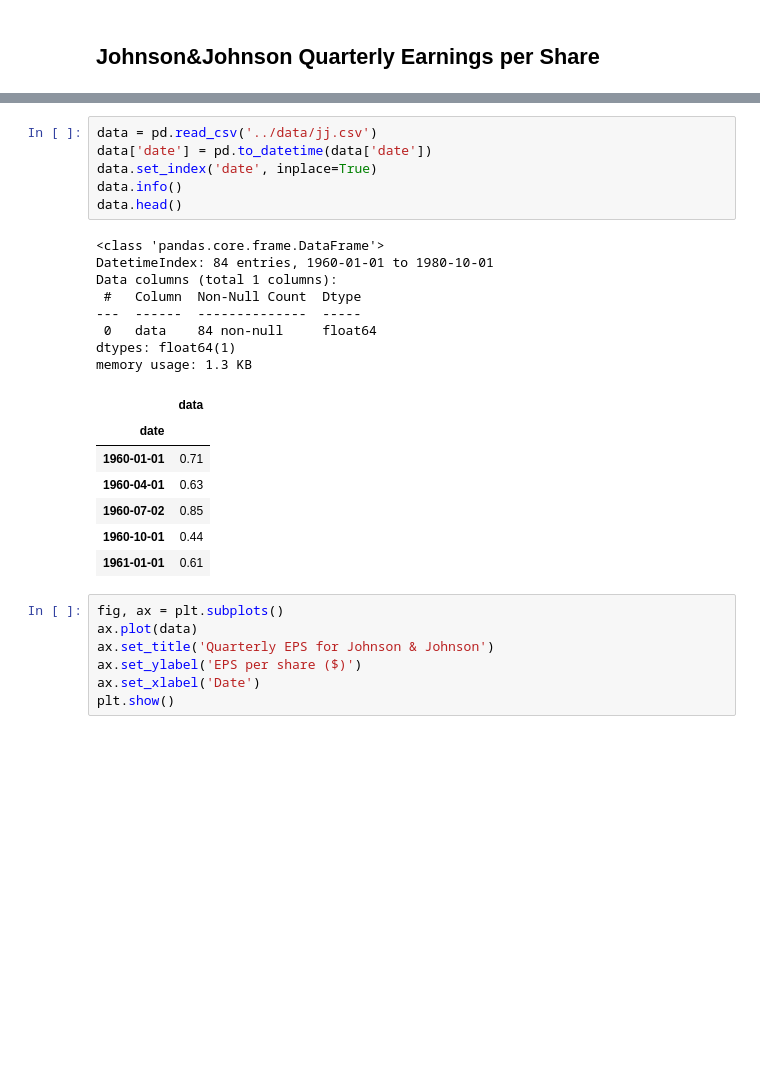
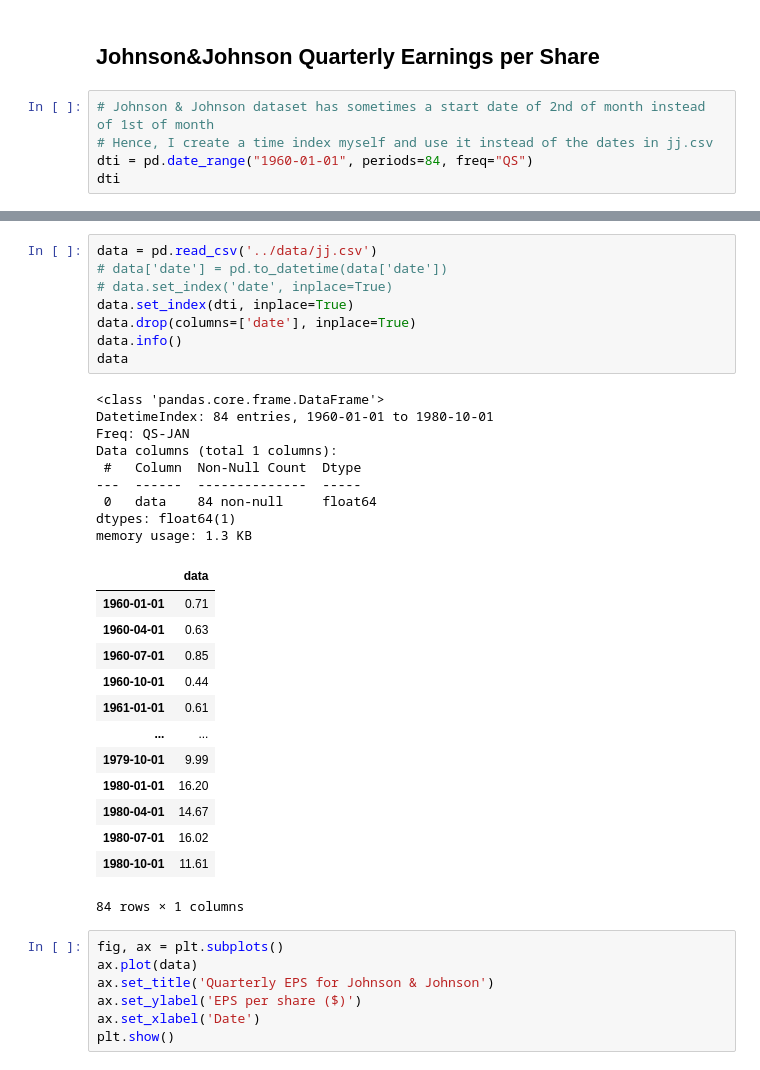
Before and after one commit to omdgit/AppliedTimeSeriesAnalysisWithPython, a Jupyter notebook: my work/HOTSAP_ARIMA.ipynb, the cells around one changed output, grey strips where cells are left out. Saved outputs shown, nothing was run; the diff lists cells and outputs as text; blank space fills up the shorter version.

```diff
--- a/my work/HOTSAP_ARIMA.ipynb
+++ b/my work/HOTSAP_ARIMA.ipynb
@@ -26,3 +26,8 @@ import timetools as tt
 plt.style.use('seaborn')
 # %% [markdown]
 ## Johnson&Johnson Quarterly Earnings per Share
+# %%
+# Johnson & Johnson dataset has sometimes a start date of 2nd of month instead of 1st of month
+# Hence, I create a time index myself and use it instead of the dates in jj.csv
+dti = pd.date_range("1960-01-01", periods=84, freq="QS")
+dti
@@ -29,25 +52,34 @@ plt.style.use('seaborn')
 # %%
 data = pd.read_csv('../data/jj.csv')
-data['date'] = pd.to_datetime(data['date'])
-data.set_index('date', inplace=True)
+# data['date'] = pd.to_datetime(data['date'])
+# data.set_index('date', inplace=True)
+data.set_index(dti, inplace=True)
+data.drop(columns=['date'], inplace=True)
 data.info()
-data.head()
+data
 # %% [output]
 <class 'pandas.core.frame.DataFrame'>
 DatetimeIndex: 84 entries, 1960-01-01 to 1980-10-01
+Freq: QS-JAN
 Data columns (total 1 columns):
  #   Column  Non-Null Count  Dtype
 ---  ------  --------------  -----
  0   data    84 non-null     float64
 dtypes: float64(1)
 memory usage: 1.3 KB
 |  | data |
-| date |  |
 | 1960-01-01 | 0.71 |
 | 1960-04-01 | 0.63 |
-| 1960-07-02 | 0.85 |
+| 1960-07-01 | 0.85 |
 | 1960-10-01 | 0.44 |
 | 1961-01-01 | 0.61 |
+| ... | ... |
+| 1979-10-01 | 9.99 |
+| 1980-01-01 | 16.20 |
+| 1980-04-01 | 14.67 |
+| 1980-07-01 | 16.02 |
+| 1980-10-01 | 11.61 |
+84 rows × 1 columns
 # %%
 fig, ax = plt.subplots()
 ax.plot(data)
```
Also changed, not shown: parts of 14 cells of this notebook, 1 other file.
